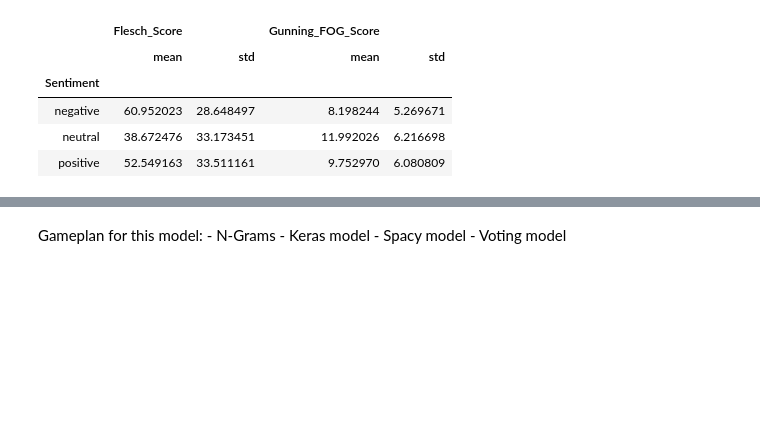
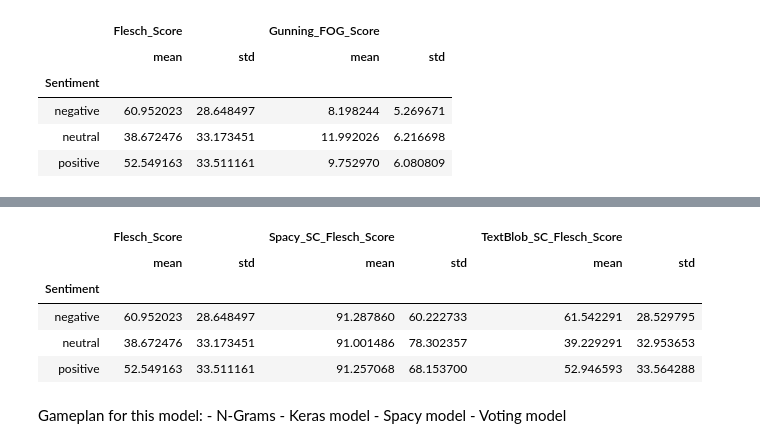
Before and after one commit to AndrewCoogan/Data-Science-Projects, a Jupyter notebook: Financial Sentiment Analysis/Sentiment Analysis.ipynb, the cells around one changed output, grey strips where cells are left out. Cells and saved outputs as stored; diff of their text form; code cells hidden in the pictures; blank space fills up the shorter version.

```diff
--- a/Financial Sentiment Analysis/Sentiment Analysis.ipynb
+++ b/Financial Sentiment Analysis/Sentiment Analysis.ipynb
@@ -77,3 +117,15 @@ These scores are wild, the standard deviation of the scores are almost the mean.
+# %%
+data_2.groupby('Sentiment').agg({
+    "Flesch_Score": [np.mean, np.std],
+    "Spacy_SC_Flesch_Score" : [np.mean, np.std],
+    "TextBlob_SC_Flesch_Score" : [np.mean, np.std]})
+# %% [output]
+|  | Flesch_Score |  | Spacy_SC_Flesch_Score |  | TextBlob_SC_Flesch_Score |  |
+|  | mean | std | mean | std | mean | std |
+| Sentiment |  |  |  |  |  |  |
+| negative | 60.952023 | 28.648497 | 91.287860 | 60.222733 | 61.542291 | 28.529795 |
+| neutral | 38.672476 | 33.173451 | 91.001486 | 78.302357 | 39.229291 | 32.953653 |
+| positive | 52.549163 | 33.511161 | 91.257068 | 68.153700 | 52.946593 | 33.564288 |
 # %% [markdown]
 Gameplan for this model:
     - N-Grams
```
Also changed, not shown: parts of 7 cells of this notebook.
